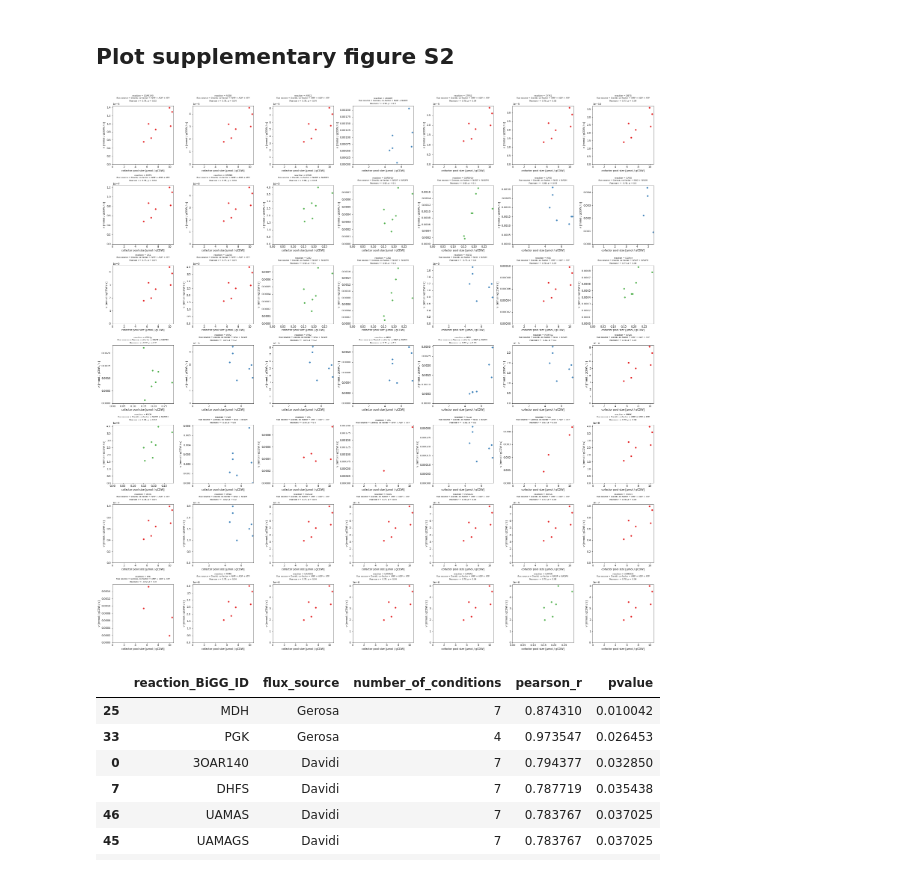
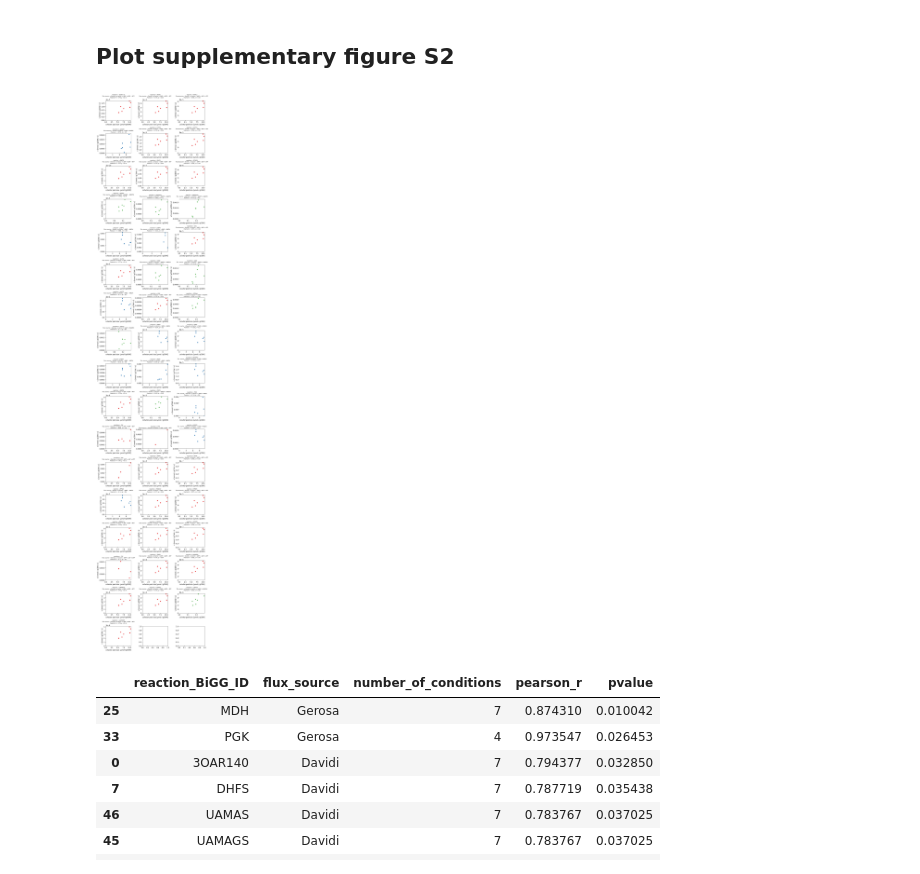
Before and after one commit to OSS-Lab/CoSubstrateDynamics, a Jupyter notebook: ecoli_validation/plot_flux_versus_bound.ipynb, the cells around one changed output. Cells and saved outputs as stored; diff of their text form; code cells hidden in the pictures.

Commit message:
adjusting figure S2 for better readability

```diff
--- a/ecoli_validation/plot_flux_versus_bound.ipynb
+++ b/ecoli_validation/plot_flux_versus_bound.ipynb
@@ -148,40 +148,40 @@ figS1.savefig("res/figS1.pdf")
 # %%
 correlation_data = []
 
-figS2, axs = plt.subplots(7, 7, figsize=(30, 30), dpi=50)
+figS2, axs = plt.subplots(17, 3, figsize=(10, 50), dpi=120)
 
 for ax, ((reaction, source), group_df) in zip(axs.flat, joined_df[joined_df.flux_mmol_per_gCDW_sec > 0].groupby(["reaction_BiGG_ID", "flux_source"])):
 
     for row in group_df.itertuples():
         marker = "o"
         color = reaction2color[row.reaction_BiGG_ID]
         ax.plot(
             row.cofactor_concentration_umol_per_gCDW.nominal_value,
             row.flux_mmol_per_gCDW_sec.nominal_value,
             marker=marker,
             markersize=5,
             color=color
         )
 
     x = group_df.cofactor_concentration_umol_per_gCDW.apply(nominal_value)
     y = group_df.flux_mmol_per_gCDW_sec.apply(nominal_value)
 
     title = f"reaction = {reaction}\nflux source = {source}, co-factor = {group_df.cycling_pool.iat[0]}"
     if group_df.shape[0] > 3:
         pearson_result = scipy.stats.pearsonr(x, y)
         title += f"\nPearson $r$ = {pearson_result.statistic:.2f}, $p$ = {pearson_result.pvalue:.1g}"
         correlation_data.append((reaction, source, group_df.shape[0], pearson_result.statistic, pearson_result.pvalue))
     else:
         correlation_data.append((reaction, source, group_df.shape[0], np.nan, np.nan))
     ax.set_title(title, fontsize=8)
     ax.set_xlabel("cofactor pool size [μmol / gCDW]")
     ax.set_xlim([0, None])
     ax.set_ylabel("v [mmol / gCDW / s]")
     ax.set_ylim([0, None])
 figS2.tight_layout()
 figS2.savefig("res/figS2.pdf")
 # %% [output]
-[figure, old version]
+[figure, new version]
 # %%
 correlation_df = pd.DataFrame(correlation_data, columns=["reaction_BiGG_ID", "flux_source", "number_of_conditions", "pearson_r", "pvalue"])
 correlation_df = correlation_df.sort_values("pvalue")
```
Also changed, not shown: 5 other files.
